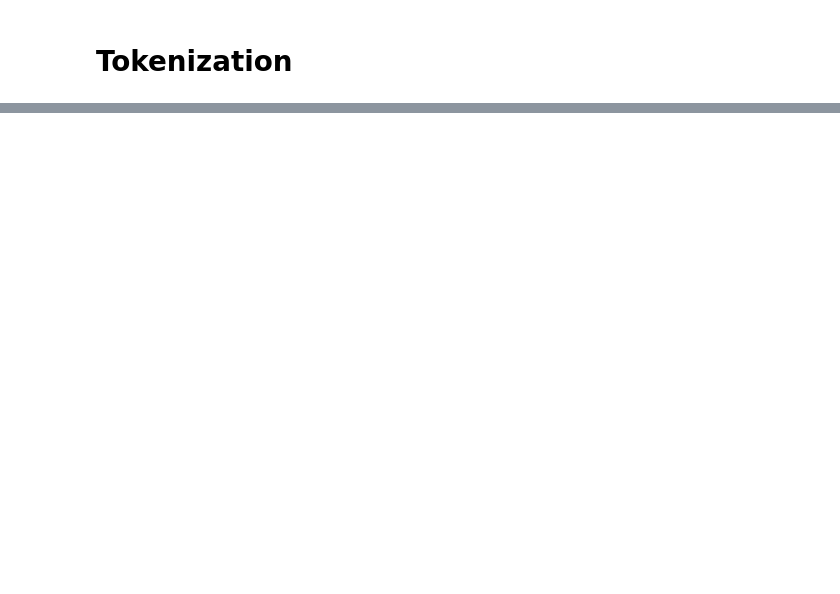
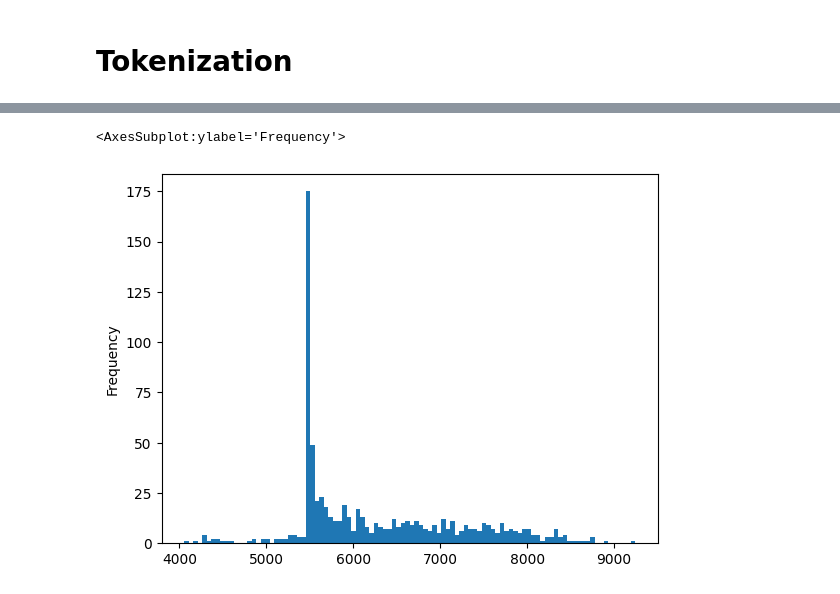
Before and after one commit to swoook/fastText, a Jupyter notebook: examples/tokenization/notebook.ipynb, the cells around one changed output, grey strips where cells are left out. Saved outputs shown, nothing was run; the diff lists cells and outputs as text; code cells hidden in the pictures; blank space fills up the shorter version.

```diff
--- a/examples/tokenization/notebook.ipynb
+++ b/examples/tokenization/notebook.ipynb
@@ -13,0 +74,5 @@
+# %%
+mecab_people[mecab_people['표층형'].str.len() == 1]['비용'].plot.hist(bins=100)
+# %% [output]
+<AxesSubplot:ylabel='Frequency'>
+[figure, added]
```
Also changed, not shown: parts of 11 cells of this notebook, 2 other files.
